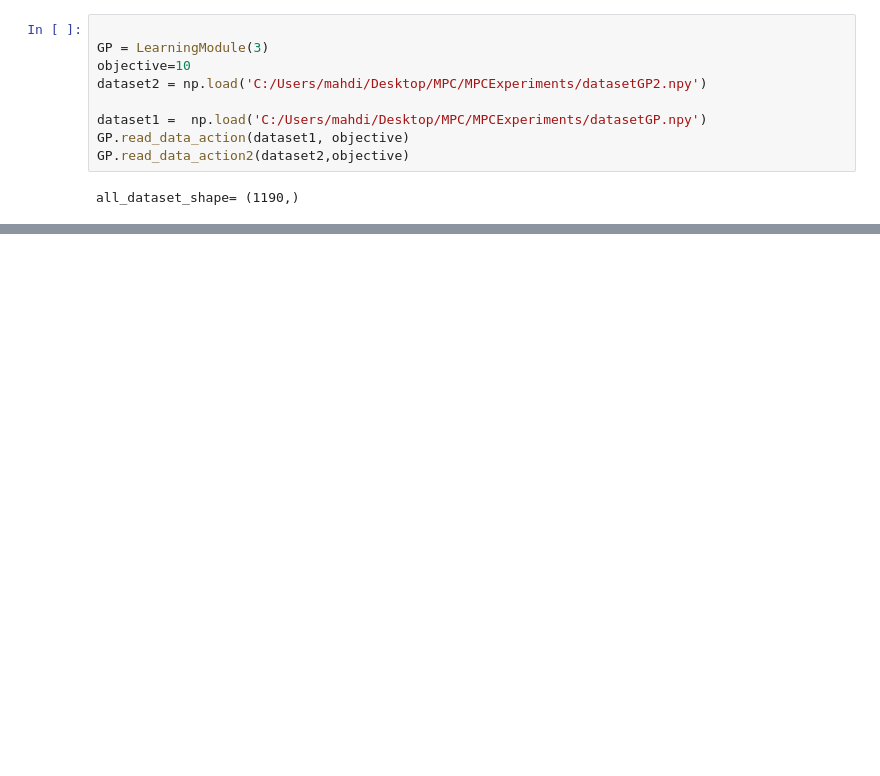
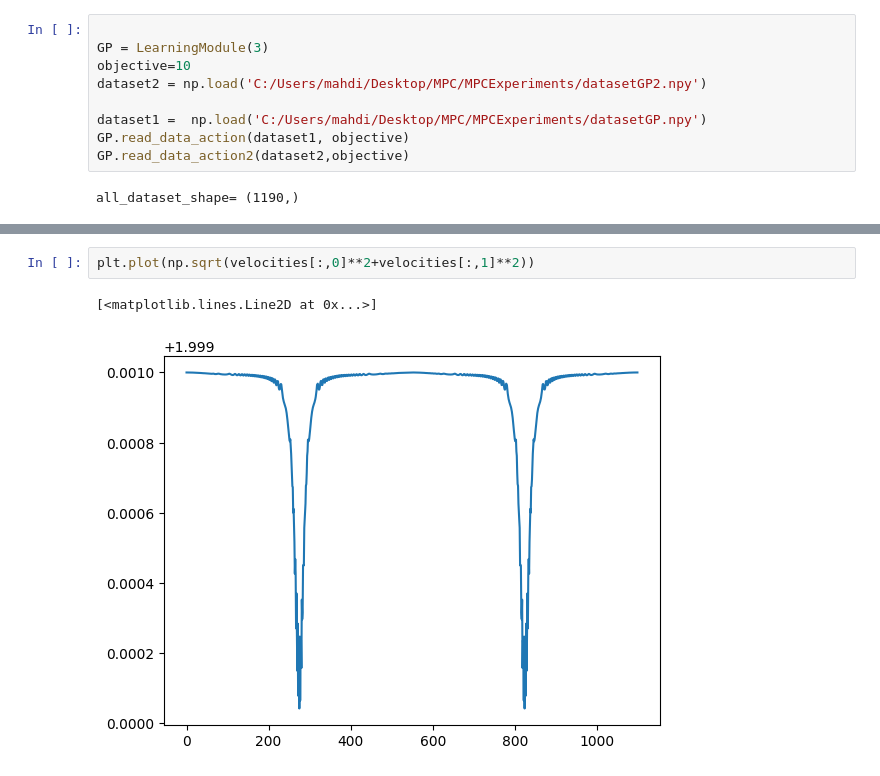
Before and after one commit to MaxSokolich/MPCExperiments, a Jupyter notebook: data_check.ipynb, the cells around one changed output, grey strips where cells are left out. Cells and saved outputs as stored; diff of their text form; blank space fills up the shorter version.

```diff
--- a/data_check.ipynb
+++ b/data_check.ipynb
@@ -221,0 +179,5 @@ model_error(GP.vx_grid.flatten(), GP.vy_grid.flatten(), GP.alpha_grid.flatten(),
+# %%
+plt.plot(np.sqrt(velocities[:,0]**2+velocities[:,1]**2))
+# %% [output]
+[<matplotlib.lines.Line2D at 0x...>]
+[figure, added]
```
Also changed, not shown: parts of 25 cells of this notebook.
